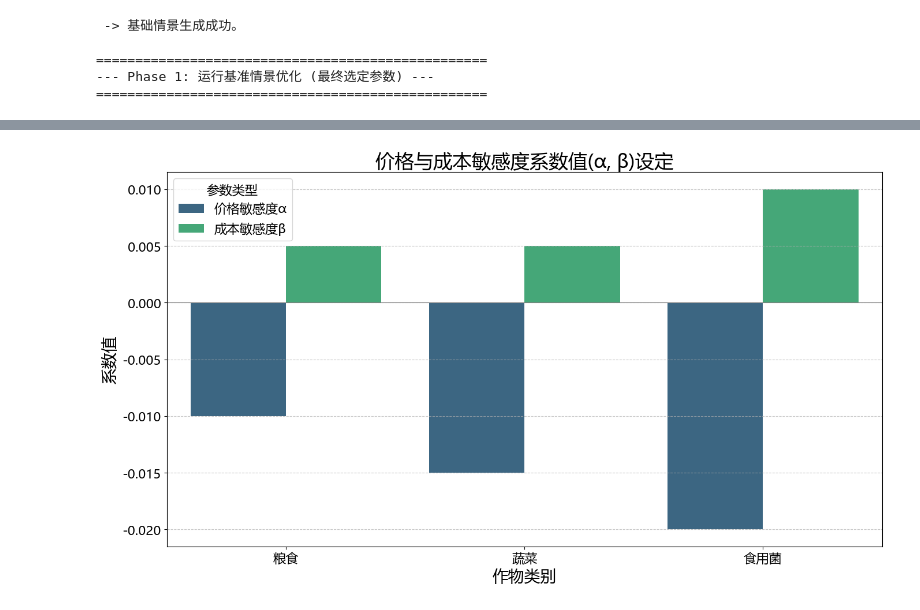
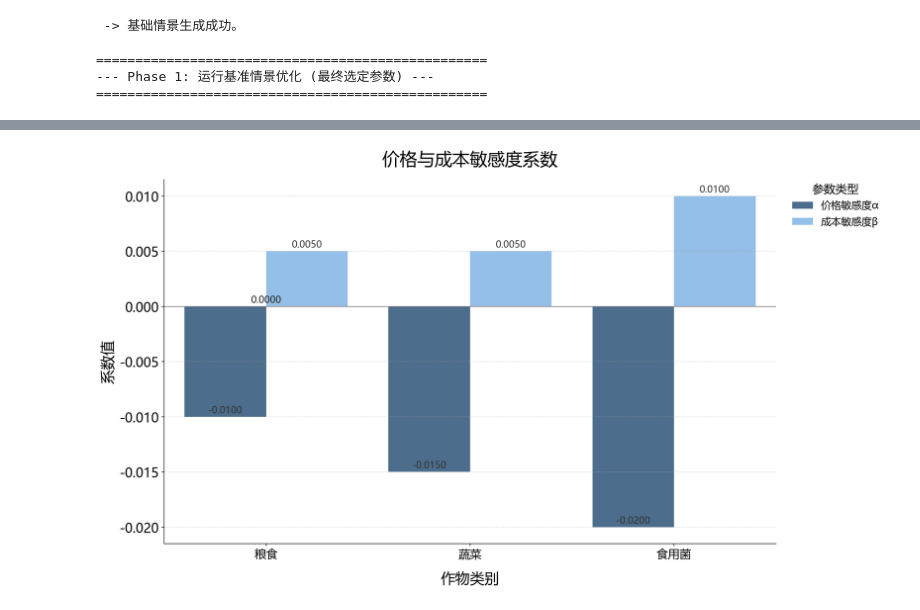
Before and after one commit to chenyirui2005/2024C, a Jupyter notebook: 5问题三/main.ipynb, the cells around one changed output, grey strips where cells are left out. Saved outputs shown, nothing was run; the diff lists cells and outputs as text; code cells hidden in the pictures.

```diff
--- a/5问题三/main.ipynb
+++ b/5问题三/main.ipynb
@@ -497,33 +497,92 @@ if __name__ == '__main__':
 ==================================================
 # %%
 import pandas as pd
+import numpy as np
 import matplotlib.pyplot as plt
 import seaborn as sns
 
 # --- 绘图配置 ---
-plt.rcParams['font.sans-serif'] = ['Microsoft YaHei', 'SimHei']
+plt.rcParams['font.sans-serif'] = ['Microsoft YaHei', 'SimHei', 'PingFang SC', 'Heiti SC']
 plt.rcParams['axes.unicode_minus'] = False
 plt.rcParams['font.size'] = 16
 plt.rcParams['axes.titlesize'] = 24
 plt.rcParams['axes.labelsize'] = 20
+plt.rcParams['xtick.labelsize'] = 16
 
 # --- 数据加载 ---
 try:
     df = pd.read_csv('Result/chart1_sensitivity_coefficients.csv')
 
-    # --- 绘图 ---
-    plt.figure(figsize=(14, 8))
-    sns.barplot(data=df, x='作物类别', y='系数值', hue='系数类型', palette='viridis')
-    plt.title('价格与成本敏感度系数值(α, β)设定')
-    plt.xlabel('作物类别')
-    plt.ylabel('系数值')
-    plt.axhline(0, color='grey', linewidth=0.8)
-    plt.legend(title='参数类型')
-    plt.grid(axis='y', linestyle='--', alpha=0.7)
-    plt.tight_layout()
-    plt.savefig("Result/图表1_敏感度系数设定图.png", dpi=300)
-    print("图像已保存至: Result/图表1_敏感度系数设定图.png")
+    # --- 诊断步骤 (保持不变) ---
+    unique_hue_values = df['系数类型'].unique()
+    # print(f"诊断信息: '系数类型' 列的唯一值是: {list(unique_hue_values)}")
+
+    # --- [核心修改] 1. 定义一套更内敛、和谐的同色系调色板 ---
+    palette = {
+        unique_hue_values[0]: '#2c5d8c',  # 主色调：稳重深蓝
+        unique_hue_values[1]: '#7ab8f5'   # 辅色调：清新浅蓝
+    }
+    hue_order = [unique_hue_values[0], unique_hue_values[1]]
+
+    # --- 2. 绘制并调整排版 ---
+    # 创建figure和axes对象，便于更精细的控制
+    fig, ax = plt.subplots(figsize=(15, 9))
+
+    sns.barplot(
+        data=df,
+        x='作物类别',
+        y='系数值',
+        hue='系数类型',
+        hue_order=hue_order,
+        palette=palette,
+        alpha=0.9,
+        edgecolor=None, # 去掉描边，让风格更扁平、现代
+        ax=ax
+    )
+
+    # --- 3. 优化数值标签 ---
+    for p in ax.patches:
+        ax.annotate(f'{p.get_height():.4f}',
+                    (p.get_x() + p.get_width() / 2., p.get_height()),
+                    ha='center', va='center',
+                    xytext=(0, 9),
+                    textcoords='offset points',
+                    fontsize=13,
+                    color='#333333') # 使用深灰色让文字更柔和
+
+    # --- 4. [核心修改] 彻底解决图例重叠问题 ---
+    # 将图例移动到图表区域的外部右侧
+    legend = ax.legend(
+        title='参数类型',
+        bbox_to_anchor=(1.02, 1), # 关键参数：将图例锚定在图表区域外
+        loc='upper left',          # 将图例的左上角对齐到锚点
+        borderaxespad=0.,        # 锚点和图例之间无额外边距
+        frameon=False,             # 去掉图例边框
+        fontsize=14
+    )
+    plt.setp(legend.get_title(), fontsize='16')
+
+
+    # --- 5. 最终排版优化 ---
+    ax.set_title('价格与成本敏感度系数', pad=20)
+    ax.set_xlabel('作物类别', labelpad=15)
+    ax.set_ylabel('系数值')
+    ax.axhline(0, color='grey', linewidth=1)
+
+    sns.despine(ax=ax)
+    ax.grid(axis='y', linestyle='--', alpha=0.4) # 网格线更淡
+
+    # fig.tight_layout() # 在图例外部时，tight_layout可能效果不佳
+    # 我们在保存时使用 bbox_inches='tight' 来确保所有元素都被完美包含
+
+    new_filename = "Result/图表1_敏感度系数设定图_最终美化版.png"
+    # 使用 bbox_inches='tight' 自动调整边界，完美包含外部图例
+    plt.savefig(new_filename, dpi=300, bbox_inches='tight')
+    print(f"\n图像已成功保存至: {new_filename}")
 
 except FileNotFoundError:
     print("错误: 未找到 'Result/chart1_sensitivity_coefficients.csv' 文件。")
+except Exception as e:
+    print(f"发生错误: {e}")
+    print("请检查CSV文件中的数据和列名是否正确。")
 # %% [output]
@@ -531 +590 @@ except FileNotFoundError:
-[figure, old version]
+[figure, new version]
```
Also changed, not shown: parts of 7 cells of this notebook, 14 other files.
